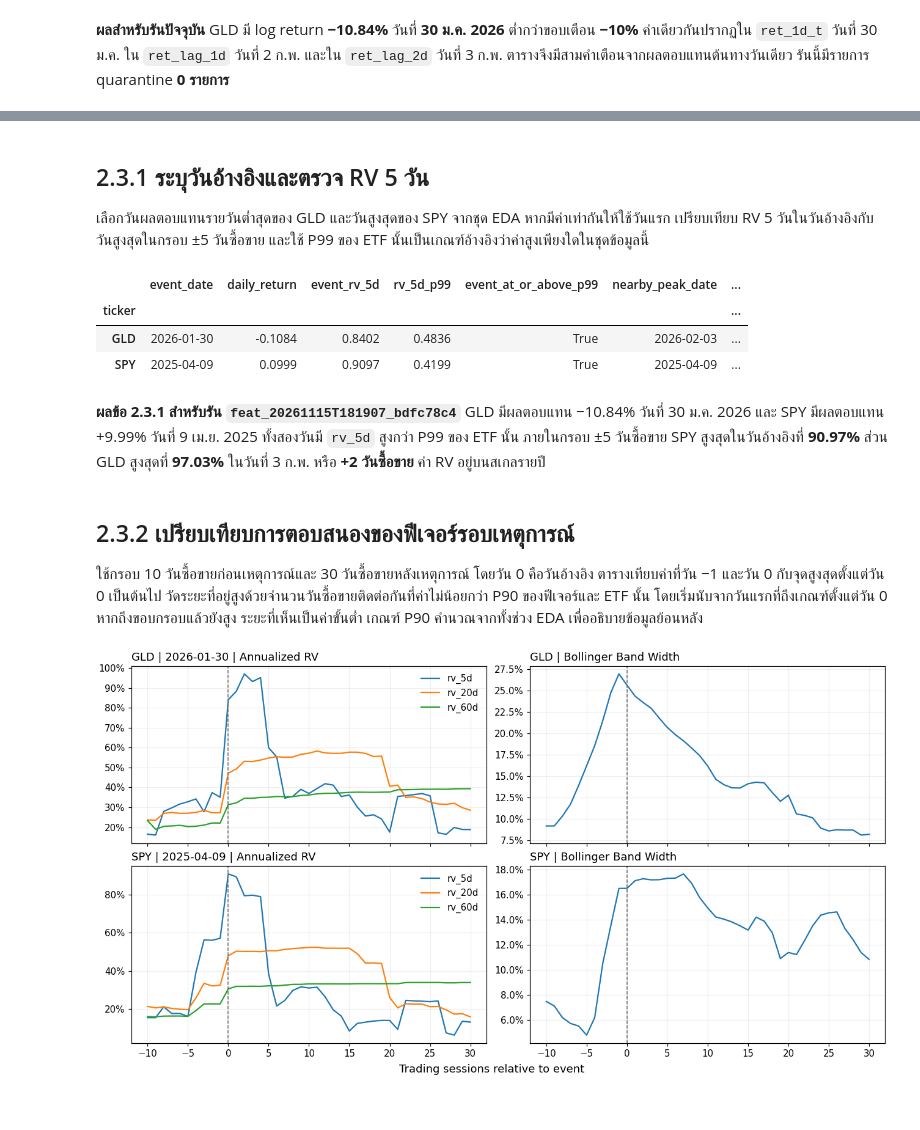
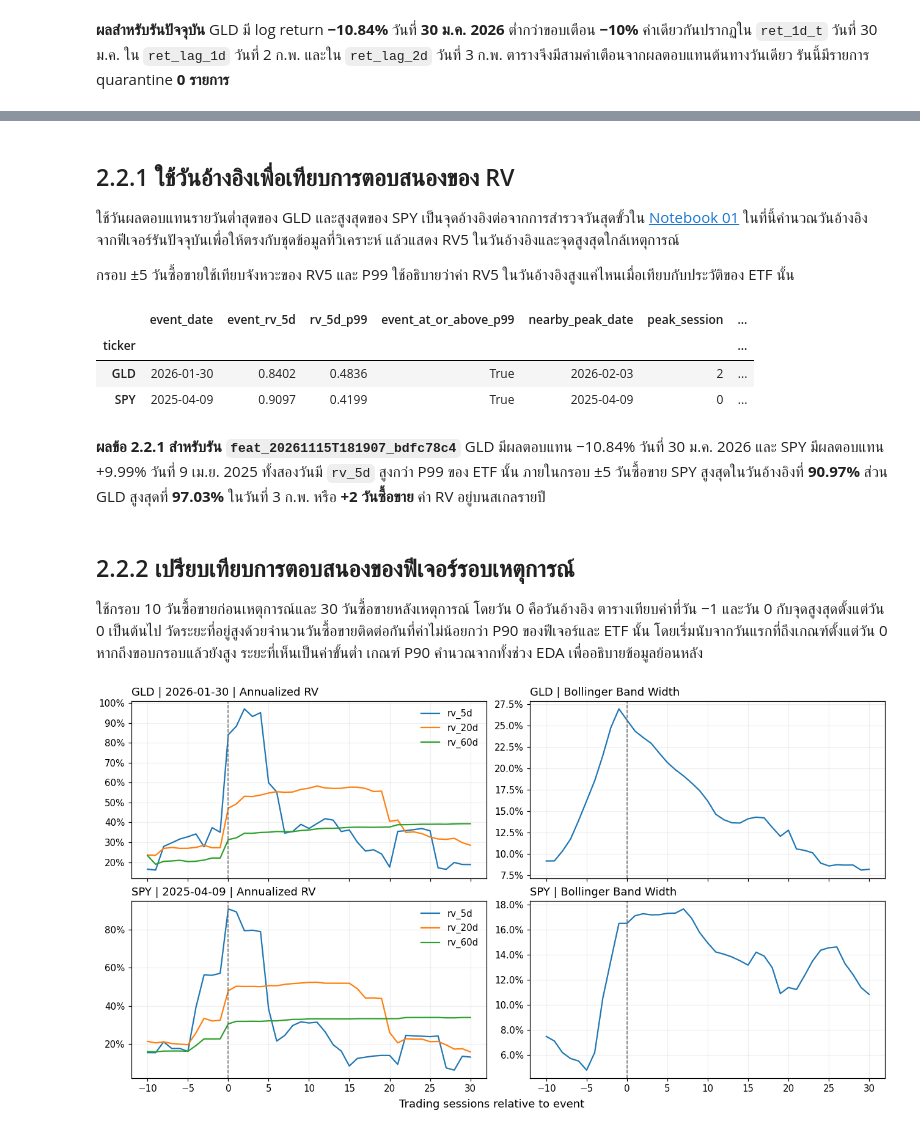
Before and after one commit to 01aptx01/datasci-and-dataen-project, a Jupyter notebook: notebooks/02_eda_features.ipynb, the cells around one changed output, grey strips where cells are left out. Saved outputs shown, nothing was run; the diff lists cells and outputs as text; code cells hidden in the pictures.

```diff
--- a/notebooks/02_eda_features.ipynb
+++ b/notebooks/02_eda_features.ipynb
@@ -395,0 +449,17 @@ for group, columns in feature_groups.items():
+# %%
+experimental_shape_rows = []
+for ticker in ticker_order:
+    for feature in experimental_columns:
+        sample = eda_features.loc[eda_features["ticker"].eq(ticker), feature].dropna()
+        q25, median, q75 = sample.quantile([0.25, 0.5, 0.75])
+        lower_half = median - q25
+        upper_half = q75 - median
+        experimental_shape_rows.append({
+            "ticker": ticker, "feature": feature,
+            "skewness": sample.skew(),
+            "median_minus_p25": lower_half,
+            "p75_minus_median": upper_half,
+            "upper_lower_half_ratio": upper_half / lower_half if lower_half > 0 else np.nan,
+        })
+experimental_shapes = pd.DataFrame(experimental_shape_rows).set_index(["ticker", "feature"])
+display(experimental_shapes.round(3))
@@ -396,7 +479,9 @@ for group, columns in feature_groups.items():
 # %% [markdown]
-## 2.3.1 ระบุวันอ้างอิงและตรวจ RV 5 วัน
+## 2.2.1 ใช้วันอ้างอิงเพื่อเทียบการตอบสนองของ RV
 
-เลือกวันผลตอบแทนรายวันต่ำสุดของ GLD และวันสูงสุดของ SPY จากชุด EDA หากมีค่าเท่ากันให้ใช้วันแรก เปรียบเทียบ RV 5 วันในวันอ้างอิงกับวันสูงสุดในกรอบ ±5 วันซื้อขาย และใช้ P99 ของ ETF นั้นเป็นเกณฑ์อ้างอิงว่าค่าสูงเพียงใดในชุดข้อมูลนี้
+ใช้วันผลตอบแทนรายวันต่ำสุดของ GLD และสูงสุดของ SPY เป็นจุดอ้างอิงต่อจากการสำรวจวันสุดขั้วใน [Notebook 01](01_eda_market_prices.ipynb) ในที่นี้คำนวณวันอ้างอิงจากฟีเจอร์รันปัจจุบันเพื่อให้ตรงกับชุดข้อมูลที่วิเคราะห์ แล้วแสดง RV5 ในวันอ้างอิงและจุดสูงสุดใกล้เหตุการณ์
+
+กรอบ ±5 วันซื้อขายใช้เทียบจังหวะของ RV5 และ P99 ใช้อธิบายว่าค่า RV5 ในวันอ้างอิงสูงแค่ไหนเมื่อเทียบกับประวัติของ ETF นั้น
 # %%
 event_cases = {"GLD": "min", "SPY": "max"}
 nearby_sessions = 5
@@ -405,42 +490,45 @@ event_rows = []
 
 for ticker, extreme in event_cases.items():
     history = (
         eda_features.loc[eda_features["ticker"].eq(ticker)]
         .sort_values("date")
         .reset_index(drop=True)
     )
     returns = history["ret_1d_t"]
     event_index = returns.idxmin() if extreme == "min" else returns.idxmax()
     sessions = analysis_dates.get_indexer(history["date"])
     history["relative_session"] = sessions - sessions[event_index]
     event_windows[ticker] = history
     event = history.loc[event_index]
     nearby = history.loc[history["relative_session"].between(-nearby_sessions, nearby_sessions)]
     local_peak = nearby.loc[nearby["rv_5d"].idxmax()]
     p99 = feature_statistics.loc[(ticker, "rv_5d"), "p99"]
     event_rows.append({
         "ticker": ticker,
         "event_date": event["date"],
         "daily_return": event["ret_1d_t"],
         "event_rv_5d": event["rv_5d"],
         "rv_5d_p99": p99,
         "event_at_or_above_p99": event["rv_5d"] >= p99,
         "nearby_peak_date": local_peak["date"],
         "peak_session": local_peak["relative_session"],
         "nearby_peak_rv_5d": local_peak["rv_5d"],
     })
 
 event_summary = pd.DataFrame(event_rows).set_index("ticker")
-display(event_summary.round(4))
+display(event_summary[[
+    "event_date", "event_rv_5d", "rv_5d_p99", "event_at_or_above_p99",
+    "nearby_peak_date", "peak_session", "nearby_peak_rv_5d",
+]].round(4))
 # %% [output]
-|  | event_date | daily_return | event_rv_5d | rv_5d_p99 | event_at_or_above_p99 | nearby_peak_date | ... |
+|  | event_date | event_rv_5d | rv_5d_p99 | event_at_or_above_p99 | nearby_peak_date | peak_session | ... |
 | ticker |  |  |  |  |  |  | ... |
-| GLD | 2026-01-30 | -0.1084 | 0.8402 | 0.4836 | True | 2026-02-03 | ... |
-| SPY | 2025-04-09 | 0.0999 | 0.9097 | 0.4199 | True | 2025-04-09 | ... |
+| GLD | 2026-01-30 | 0.8402 | 0.4836 | True | 2026-02-03 | 2 | ... |
+| SPY | 2025-04-09 | 0.9097 | 0.4199 | True | 2025-04-09 | 0 | ... |
 # %% [markdown]
-**ผลข้อ 2.3.1 สำหรับรัน `feat_20261115T181907_bdfc78c4`** GLD มีผลตอบแทน −10.84% วันที่ 30 ม.ค. 2026 และ SPY มีผลตอบแทน +9.99% วันที่ 9 เม.ย. 2025 ทั้งสองวันมี `rv_5d` สูงกว่า P99 ของ ETF นั้น ภายในกรอบ ±5 วันซื้อขาย SPY สูงสุดในวันอ้างอิงที่ **90.97%** ส่วน GLD สูงสุดที่ **97.03%** ในวันที่ 3 ก.พ. หรือ **+2 วันซื้อขาย** ค่า RV อยู่บนสเกลรายปี
+**ผลข้อ 2.2.1 สำหรับรัน `feat_20261115T181907_bdfc78c4`** GLD มีผลตอบแทน −10.84% วันที่ 30 ม.ค. 2026 และ SPY มีผลตอบแทน +9.99% วันที่ 9 เม.ย. 2025 ทั้งสองวันมี `rv_5d` สูงกว่า P99 ของ ETF นั้น ภายในกรอบ ±5 วันซื้อขาย SPY สูงสุดในวันอ้างอิงที่ **90.97%** ส่วน GLD สูงสุดที่ **97.03%** ในวันที่ 3 ก.พ. หรือ **+2 วันซื้อขาย** ค่า RV อยู่บนสเกลรายปี
 # %% [markdown]
-## 2.3.2 เปรียบเทียบการตอบสนองของฟีเจอร์รอบเหตุการณ์
+## 2.2.2 เปรียบเทียบการตอบสนองของฟีเจอร์รอบเหตุการณ์
 
 ใช้กรอบ 10 วันซื้อขายก่อนเหตุการณ์และ 30 วันซื้อขายหลังเหตุการณ์ โดยวัน 0 คือวันอ้างอิง ตารางเทียบค่าที่วัน −1 และวัน 0 กับจุดสูงสุดตั้งแต่วัน 0 เป็นต้นไป วัดระยะที่อยู่สูงด้วยจำนวนวันซื้อขายติดต่อกันที่ค่าไม่น้อยกว่า P90 ของฟีเจอร์และ ETF นั้น โดยเริ่มนับจากวันแรกที่ถึงเกณฑ์ตั้งแต่วัน 0 หากถึงขอบกรอบแล้วยังสูง ระยะที่เห็นเป็นค่าขั้นต่ำ เกณฑ์ P90 คำนวณจากทั้งช่วง EDA เพื่ออธิบายข้อมูลย้อนหลัง
 # %%
```
Also changed, not shown: parts of 39 cells of this notebook, 2 other files.
